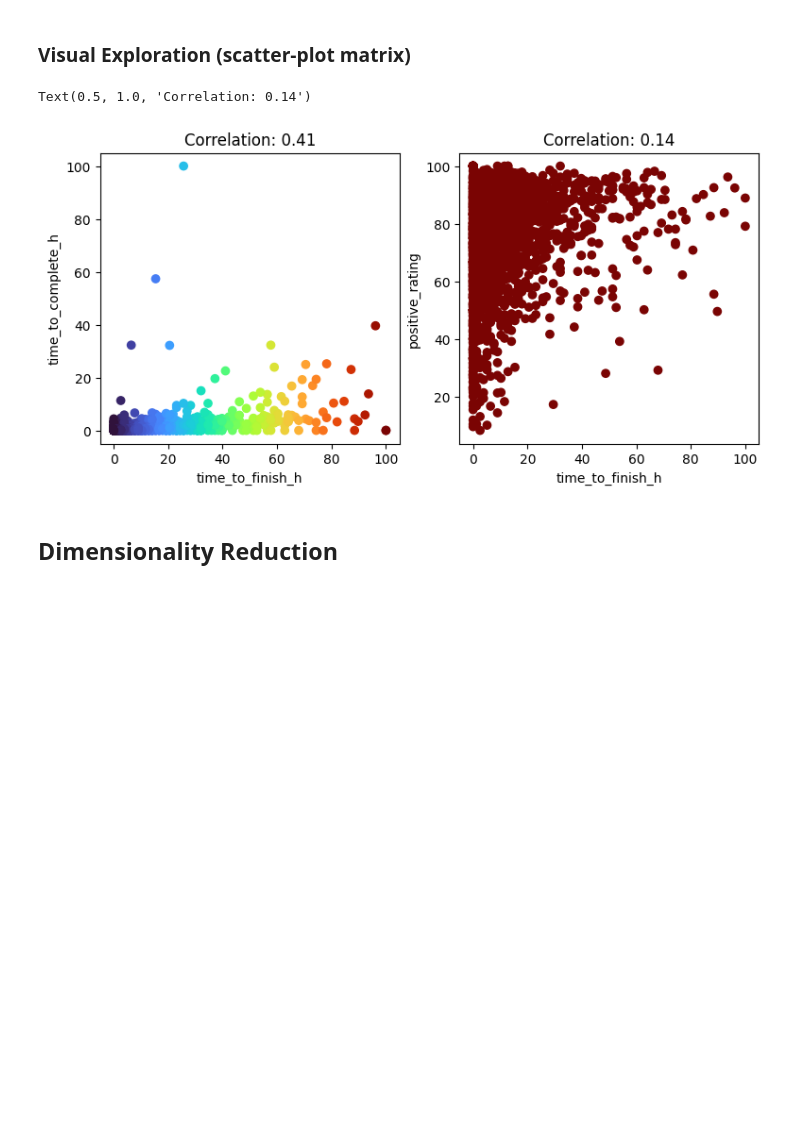
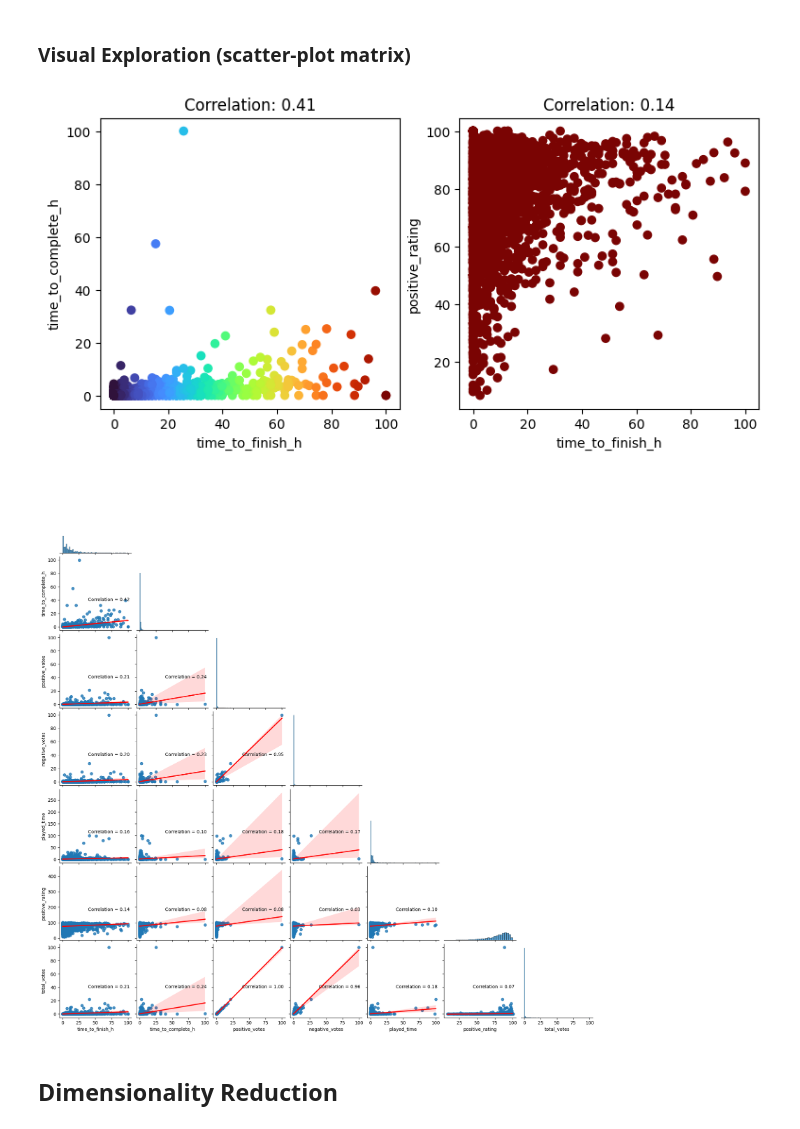
Before and after one commit to Sharpy796/CMPS4510_SteamGameAnalyzer, a Jupyter notebook: project_cluster_cmps451.ipynb, the cells around one changed output. Drawn from its saved outputs; the diff is of its cells as text; code cells hidden in the pictures; blank space fills up the shorter version.

Commit message:
Added correlation scatter-plot matrix

```diff
--- a/project_cluster_cmps451.ipynb
+++ b/project_cluster_cmps451.ipynb
@@ -491,34 +493,50 @@ Z = np.sin(X) * np.cos(Y) + 0.5 # Adding 0.5 to shift the data range
 
 
 vcenter_value = 0.5
 
 # Define the min and max values for the data range
 vmin_data = Z.min()
 vmax_data = Z.max()
 norm = mcolors.TwoSlopeNorm(vmin=vmin_data, vcenter=vcenter_value, vmax=vmax_data)
 
 
 # norm = linear, log, symlog, asinh, logit, function, functionlog
 axs[1].scatter(df_copy_norm_minmax["time_to_finish_h"], df_copy_norm_minmax["positive_rating"], c=df_copy_norm_minmax["positive_rating"], cmap="turbo", norm=norm)
 axs[1].set_xlabel("time_to_finish_h")
 axs[1].set_ylabel("positive_rating")
 axs[1].set_title(f'Correlation: {df_copy_norm_minmax["time_to_finish_h"].corr(df["positive_rating"]):.2f}')
 
 #Votes plot
 #plt.scatter(df_copy_norm_minmax["positive_votes"], df["negative_votes"])
 #plt.xlabel("positive votes")
 #plt.ylabel("negative votes")
 #plt.title(f'Correlation: {df_copy_norm_minmax["positive_votes"].corr(df["negative_votes"]):.2f}')
 #plt.show()
 
 #spearman heatmap
 #plt.figure(figsize=(10, 8))
 #sns.heatmap(corr_spearman, annot=True, cmap="coolwarm", linewidths=.5)
 #plt.title("Spearman Correlation Heatmap")
 #plt.show()
+
+
+def corrfunc(x, y, hue=None, ax=None, **kws):
+    r, _ = pearsonr(x, y)
+    ax = ax or plt.gca()
+    ax.annotate(f'Correlation = {r:.2f}', xy=(.4, .4), xycoords=ax.transAxes)
+
+
+g = sns.pairplot(df_copy_norm_minmax,
+    corner=True, kind = 'reg',
+    plot_kws={"line_kws": {"color": "red"}}
+     )
+
+
+g.map_lower(corrfunc)
+plt.show()
 # %% [output]
-Text(0.5, 1.0, 'Correlation: 0.14')
 [figure]
+[figure, added]
 # %% [markdown]
 ## Dimensionality Reduction
 # %% [markdown]
```
Also changed, not shown: parts of 2 cells of this notebook.
